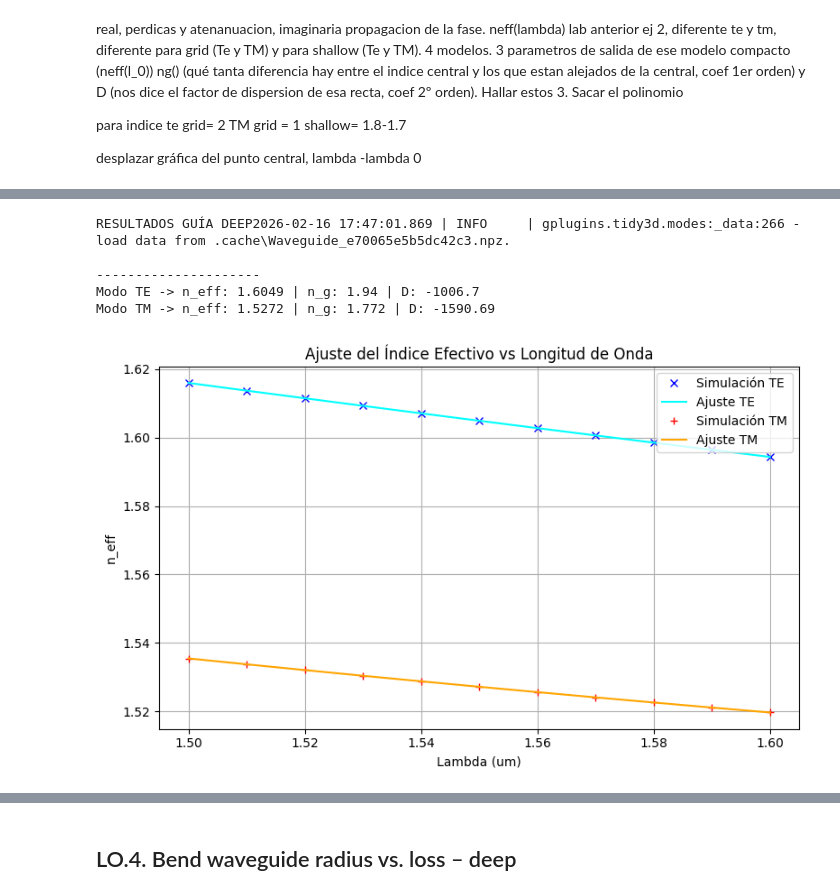
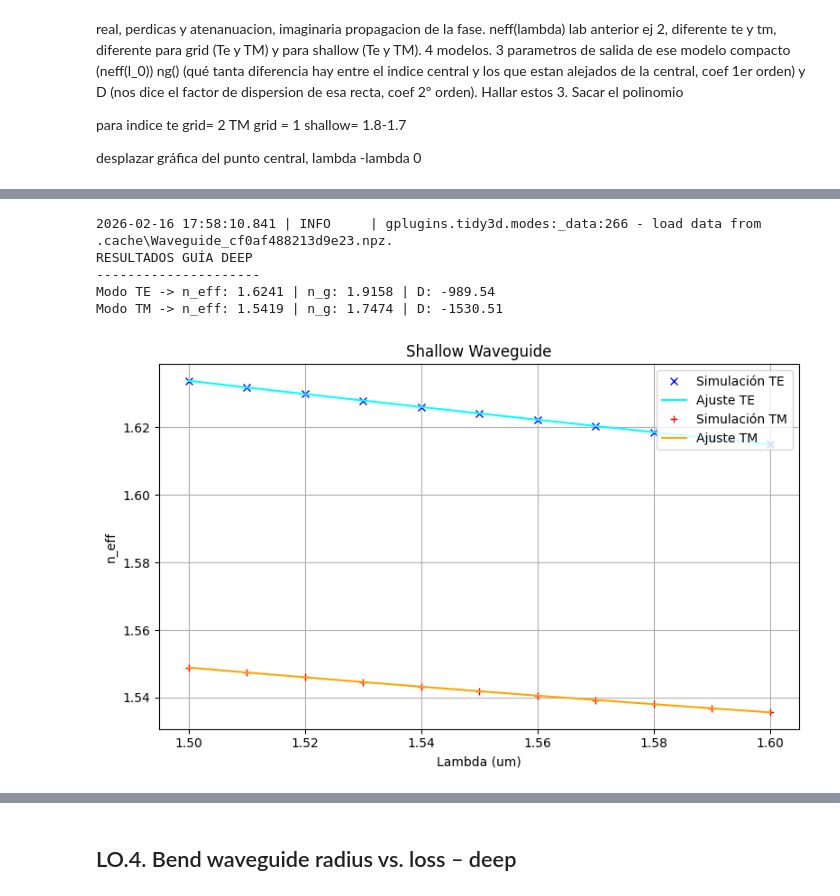
Before and after one commit to nmargar4/pic-upv-lab1_nadia, a Jupyter notebook: WAVEGUIDES_Student.ipynb, the cells around one changed output, grey strips where cells are left out. Saved outputs shown, nothing was run; the diff lists cells and outputs as text; code cells hidden in the pictures.

```diff
--- a/WAVEGUIDES_Student.ipynb
+++ b/WAVEGUIDES_Student.ipynb
@@ -394,7 +391,7 @@ dispositivo_deep = gt.modes.Waveguide(
     wavelength=eje_x_lambda,
     core_width=1.2,
     core_thickness=300 * nm,
-    slab_thickness=0,
+    slab_thickness=0.15,
     core_material='sin',
     clad_material='sio2',
     num_modes=4,
@@ -415,14 +412,14 @@ neff_te = indices_reales[:, 0]
 # Ajuste polinómico manual (grado 2)
 # np.polyfit devuelve: [coef_grado2, coef_grado1, termino_indep]
 coeffs_te = np.polyfit(dif_lambda, neff_te, 2)
-n1_te, n2_te, n2_te = coeffs_te
+n3_te, n2_te, n1_te = coeffs_te
 
 # Calculamos parámetros del modelo compacto (TE)
-n_l0_te = c_te
-ng_te = c_te - b_te * l_central
+n_l0_te = n1_te
+ng_te = n1_te - n2_te * l_0
 # D_te usando la fórmula: - (2 * lambda_0 * n3) / c
 # Ajustamos unidades (1e-6 para lambda y 1e12 para compensar el ajuste en um)
-disp_te = -(2 * l_central * 1e-6 * a_te * 1e12) / c
+disp_te = -(2 * l_0 * 1e-6 * n3_te * 1e12) / c
 
 # ---------------------------------------------------------
 # PROCESAMIENTO MODO TM (Modo 1)
@@ -431,12 +428,12 @@ neff_tm = indices_reales[:, 1]
 
 # Ajuste polinómico manual (grado 2)
 coeffs_tm = np.polyfit(dif_lambda, neff_tm, 2)
-a_tm, b_tm, c_tm = coeffs_tm
+n3_tm, n2_tm, n1_tm = coeffs_tm
 
 # Calculamos parámetros del modelo compacto (TM)
-n_l0_tm = c_tm
-ng_tm = c_tm - b_tm * l_0
-disp_tm = -(2 * l_0 * 1e-6 * a_tm * 1e12) / c
+n_l0_tm = n1_tm
+ng_tm = n1_tm - n2_tm * l_0
+disp_tm = -(2 * l_0 * 1e-6 * n3_tm * 1e12) / c
 
 # ---------------------------------------------------------
 # IMPRESIÓN DE RESULTADOS
@@ -444,38 +441,38 @@ disp_tm = -(2 * l_0 * 1e-6 * a_tm * 1e12) / c
 print("RESULTADOS GUÍA DEEP")
 print("---------------------")
 print("Modo TE -> n_eff:", round(n_l0_te, 4), "| n_g:", round(ng_te, 4), "| D:", round(disp_te*1e6, 2))
 print("Modo TM -> n_eff:", round(n_l0_tm, 4), "| n_g:", round(ng_tm, 4), "| D:", round(disp_tm*1e6, 2))
 
 # ---------------------------------------------------------
 # GRÁFICA DE COMPARACIÓN
 # ---------------------------------------------------------
 plt.figure(figsize=(8, 5))
 
 # Dibujamos TE
 plt.plot(eje_x_lambda, neff_te, 'x', color='blue', label='Simulación TE')
 # Generamos la curva del ajuste manualmente
-curva_te = a_te * dif_lambda**2 + b_te * dif_lambda + c_te
+curva_te = n3_te * dif_lambda**2 + n2_te * dif_lambda + n1_te
 plt.plot(eje_x_lambda, curva_te, color='cyan', linestyle='-', label='Ajuste TE')
 
 # Dibujamos TM
 plt.plot(eje_x_lambda, neff_tm, '+', color='red', label='Simulación TM')
 # Generamos la curva del ajuste manualmente
-curva_tm = a_tm * dif_lambda**2 + b_tm * dif_lambda + c_tm
+curva_tm = n3_tm * dif_lambda**2 + n2_tm * dif_lambda + n1_tm
 plt.plot(eje_x_lambda, curva_tm, color='orange', linestyle='-', label='Ajuste TM')
 
 # Detalles de la gráfica
-plt.title("Ajuste del Índice Efectivo vs Longitud de Onda")
+plt.title("Shallow Waveguide")
 plt.xlabel("Lambda (um)")
 plt.ylabel("n_eff")
 plt.legend(loc='upper right')
 plt.grid(True)
 plt.tight_layout()
 
 plt.show()
 # %% [output]
-RESULTADOS GUÍA DEEP2026-02-16 17:47:01.869 | INFO     | gplugins.tidy3d.modes:_data:266 - load data from .cache\Waveguide_e70065e5b5dc42c3.npz.
-
+2026-02-16 17:58:10.841 | INFO     | gplugins.tidy3d.modes:_data:266 - load data from .cache\Waveguide_cf0af488213d9e23.npz.
+RESULTADOS GUÍA DEEP
 ---------------------
-Modo TE -> n_eff: 1.6049 | n_g: 1.94 | D: -1006.7
-Modo TM -> n_eff: 1.5272 | n_g: 1.772 | D: -1590.69
+Modo TE -> n_eff: 1.6241 | n_g: 1.9158 | D: -989.54
+Modo TM -> n_eff: 1.5419 | n_g: 1.7474 | D: -1530.51
-[figure, old version]
+[figure, new version]
```
Also changed, not shown: parts of 4 cells of this notebook.
